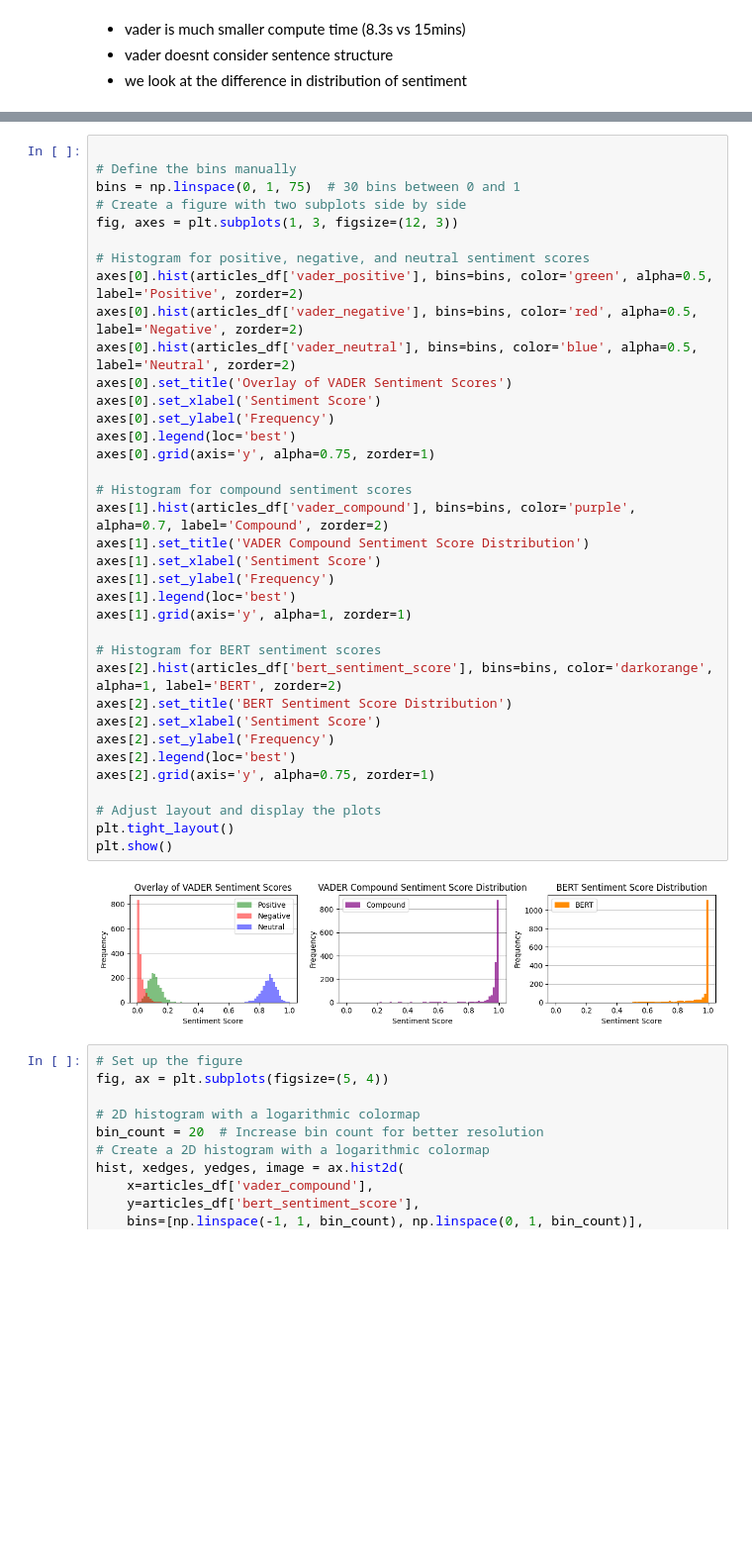
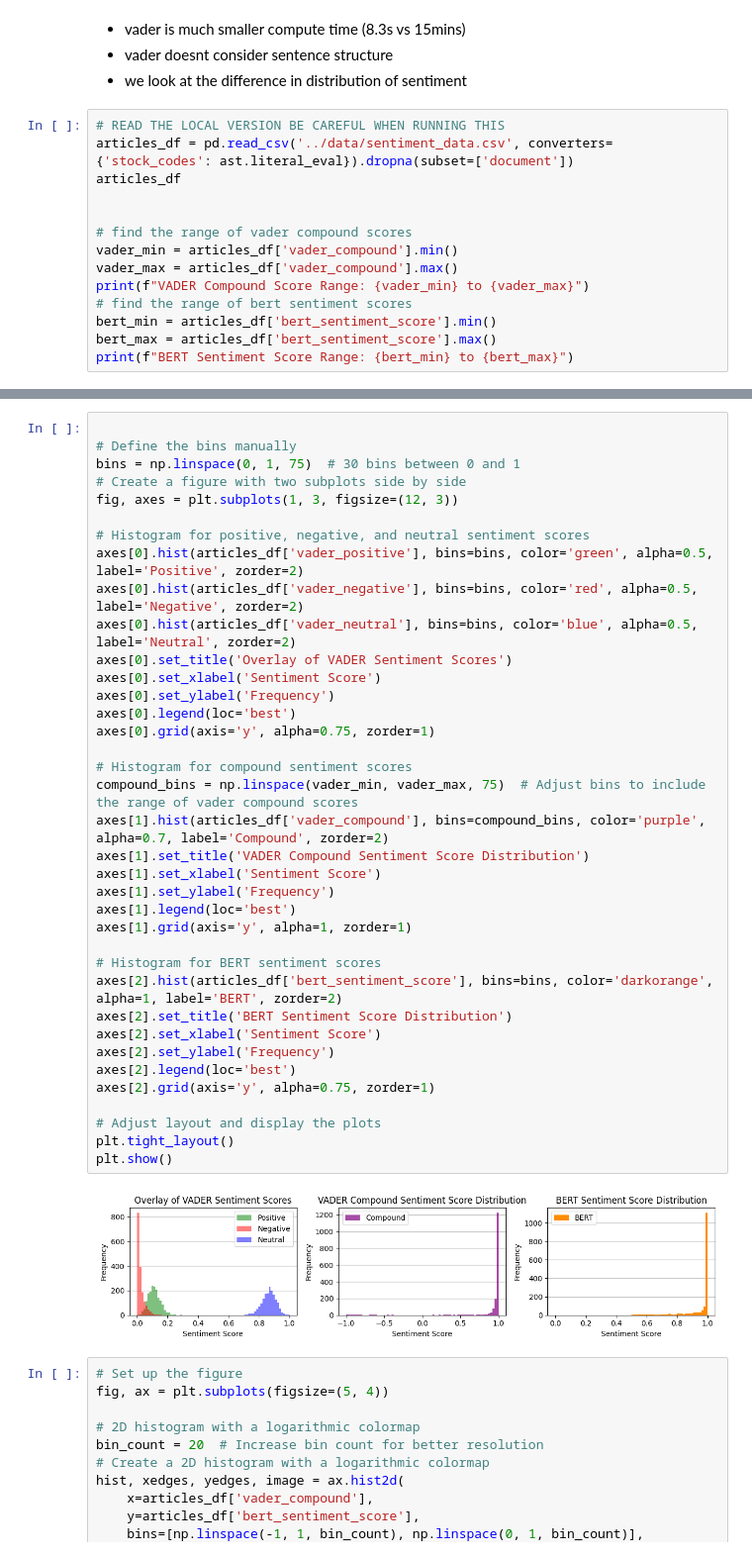
Before and after one commit to H-unter/MA3831-Assignment-2-3, a Jupyter notebook: code/model_sentiment_analysis.ipynb, the cells around one changed output, grey strips where cells are left out. Shown: that part at 99% size. Saved outputs shown, nothing was run; the diff lists cells and outputs as text; blank space fills up the shorter version.

```diff
--- a/code/model_sentiment_analysis.ipynb
+++ b/code/model_sentiment_analysis.ipynb
@@ -113,3 +113,17 @@ articles_df
 - vader is much smaller compute time (8.3s vs 15mins)
 - vader doesnt consider sentence structure
 - we look at the difference in distribution of sentiment
+# %%
+# READ THE LOCAL VERSION BE CAREFUL WHEN RUNNING THIS
+articles_df = pd.read_csv('../data/sentiment_data.csv', converters={'stock_codes': ast.literal_eval}).dropna(subset=['document'])
+articles_df
+
+
+# find the range of vader compound scores
+vader_min = articles_df['vader_compound'].min()
+vader_max = articles_df['vader_compound'].max()
+print(f"VADER Compound Score Range: {vader_min} to {vader_max}")
+# find the range of bert sentiment scores
+bert_min = articles_df['bert_sentiment_score'].min()
+bert_max = articles_df['bert_sentiment_score'].max()
+print(f"BERT Sentiment Score Range: {bert_min} to {bert_max}")
@@ -122,35 +139,36 @@ fig, axes = plt.subplots(1, 3, figsize=(12, 3))
 
 # Histogram for positive, negative, and neutral sentiment scores
 axes[0].hist(articles_df['vader_positive'], bins=bins, color='green', alpha=0.5, label='Positive', zorder=2)
 axes[0].hist(articles_df['vader_negative'], bins=bins, color='red', alpha=0.5, label='Negative', zorder=2)
 axes[0].hist(articles_df['vader_neutral'], bins=bins, color='blue', alpha=0.5, label='Neutral', zorder=2)
 axes[0].set_title('Overlay of VADER Sentiment Scores')
 axes[0].set_xlabel('Sentiment Score')
 axes[0].set_ylabel('Frequency')
 axes[0].legend(loc='best')
 axes[0].grid(axis='y', alpha=0.75, zorder=1)
 
 # Histogram for compound sentiment scores
-axes[1].hist(articles_df['vader_compound'], bins=bins, color='purple', alpha=0.7, label='Compound', zorder=2)
+compound_bins = np.linspace(vader_min, vader_max, 75)  # Adjust bins to include the range of vader compound scores
+axes[1].hist(articles_df['vader_compound'], bins=compound_bins, color='purple', alpha=0.7, label='Compound', zorder=2)
 axes[1].set_title('VADER Compound Sentiment Score Distribution')
 axes[1].set_xlabel('Sentiment Score')
 axes[1].set_ylabel('Frequency')
 axes[1].legend(loc='best')
 axes[1].grid(axis='y', alpha=1, zorder=1)
 
 # Histogram for BERT sentiment scores
 axes[2].hist(articles_df['bert_sentiment_score'], bins=bins, color='darkorange', alpha=1, label='BERT', zorder=2)
 axes[2].set_title('BERT Sentiment Score Distribution')
 axes[2].set_xlabel('Sentiment Score')
 axes[2].set_ylabel('Frequency')
 axes[2].legend(loc='best')
 axes[2].grid(axis='y', alpha=0.75, zorder=1)
 
 # Adjust layout and display the plots
 plt.tight_layout()
 plt.show()
 # %% [output]
-[figure, old version]
+[figure, new version]
 # %%
 # Set up the figure
 fig, ax = plt.subplots(figsize=(5, 4))
```
Also changed, not shown: parts of 1 cell of this notebook, 3 other files.
